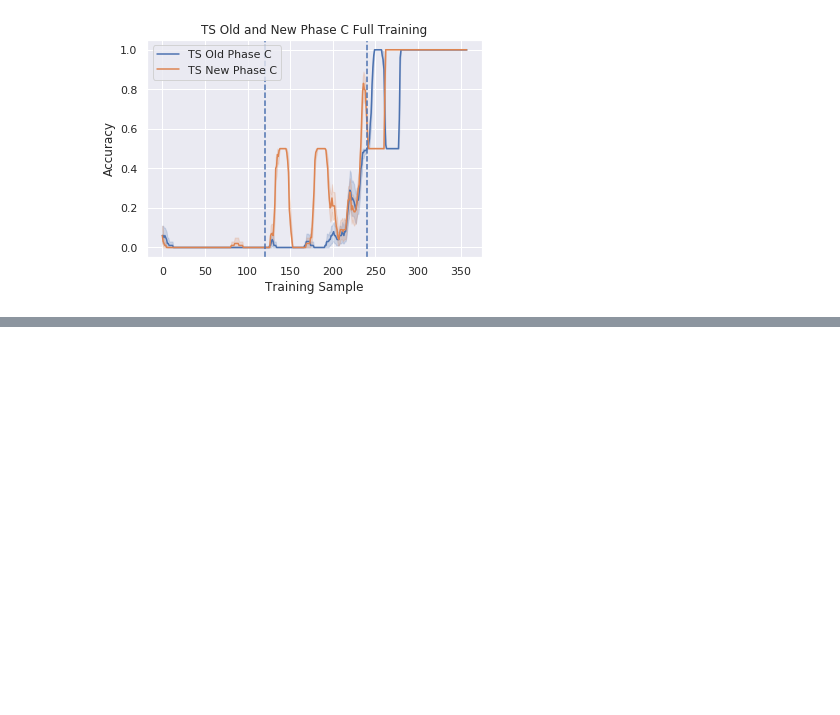
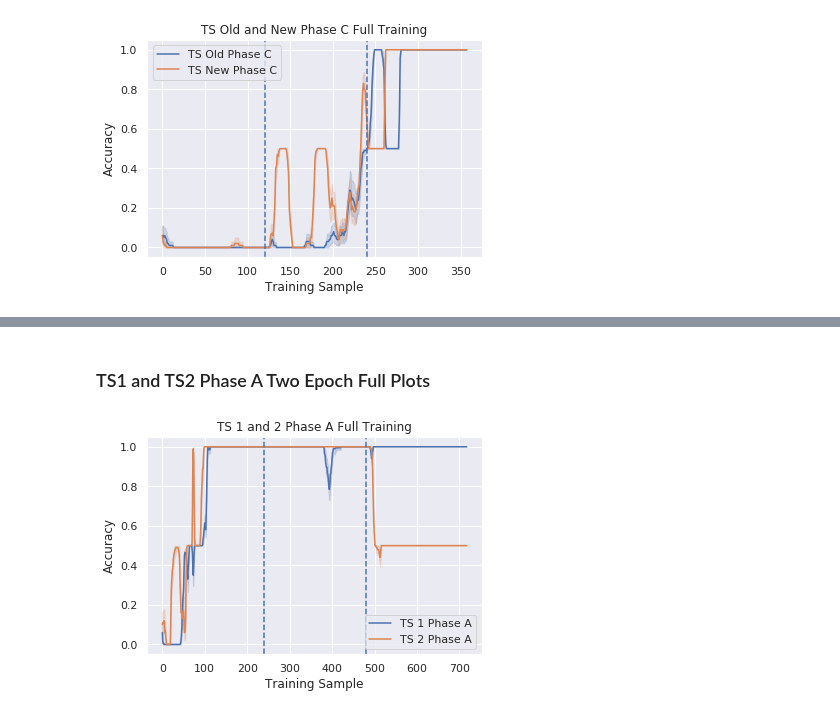
Before and after one commit to apra93/leabra-tf, a Jupyter notebook: docs/source/notebooks/0.8-Hierarchical-Learning.ipynb, the cells around one changed output, grey strips where cells are left out. Cells and saved outputs as stored; diff of their text form; code cells hidden in the pictures; blank space fills up the shorter version.

```diff
--- a/docs/source/notebooks/0.8-Hierarchical-Learning.ipynb
+++ b/docs/source/notebooks/0.8-Hierarchical-Learning.ipynb
@@ -1011,0 +1035,8 @@ plot_multiple_models(all_ts_phase_metrics, dataset_to_plot,
+# %% [markdown]
+### TS1 and TS2 Phase A Two Epoch Full Plots
+# %%
+dataset_to_plot = ['TS 1 Phase A', 'TS 2 Phase A']
+plot_multiple_models(all_ts_phase_metrics, dataset_to_plot,
+                    title='TS 1 and 2 Phase A Full Training')
+# %% [output]
+[figure, added]
```
Also changed, not shown: parts of 9 cells of this notebook.
